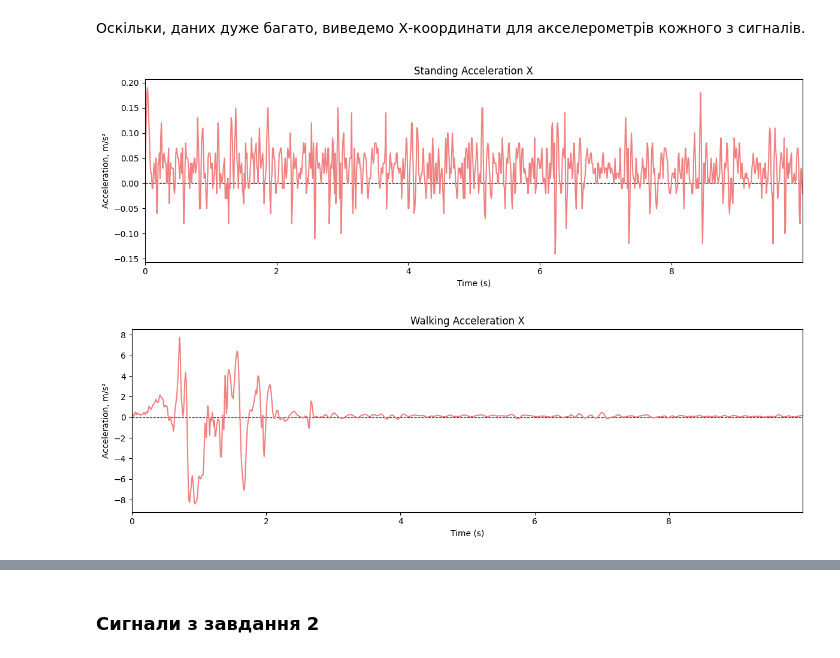
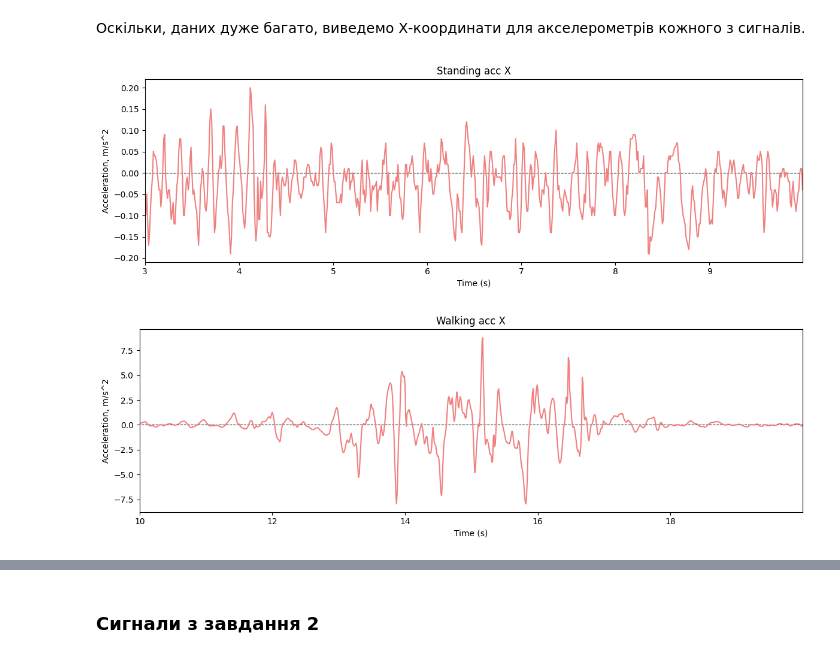
Before and after one commit to n1n1n1q/SignalProcessingLabs, a Jupyter notebook: lab01/sig_proc1.ipynb, the cells around one changed output, grey strips where cells are left out. Drawn from its saved outputs; the diff is of its cells as text; code cells hidden in the pictures.

```diff
--- a/lab01/sig_proc1.ipynb
+++ b/lab01/sig_proc1.ipynb
@@ -26,5 +26,6 @@ def signal_len(signal, freq):
 # %%
-imu_fs = 100
+acc_fs = 100
+gyro_fs = 60
 
 standing_gyro = pd.read_csv("data/imu/gyro_standing.csv")
 standing_accel = pd.read_csv("data/imu/acc_standing.csv")
@@ -203,11 +185,11 @@ Validation check
 # %% [markdown]
 Оскільки, даних дуже багато, виведемо Х-координати для акселерометрів кожного з сигналів.
 # %%
-plot_signal_parted(standing_accel['ax'], imu_fs, start=0, end=10, title='Standing Acceleration X', ylabel="Acceleration, m/s²")
+plot_signal_parted(standing_accel['ax'], acc_fs, start=3, end=10, title='Standing acc X', ylabel="Acceleration, m/s^2")
 # %% [output]
-[figure, old version]
+[figure, new version]
 # %%
-plot_signal_parted(walking_accel['ax'], imu_fs, start=0, end=10, title='Walking Acceleration X', ylabel="Acceleration, m/s²")
+plot_signal_parted(walking_accel['ax'], acc_fs, start=10, end=20, title='Walking acc X', ylabel="Acceleration, m/s^2")
 # %% [output]
-[figure, old version]
+[figure, new version]
 # %%
```
Also changed, not shown: parts of 22 cells of this notebook, 2 other files.
